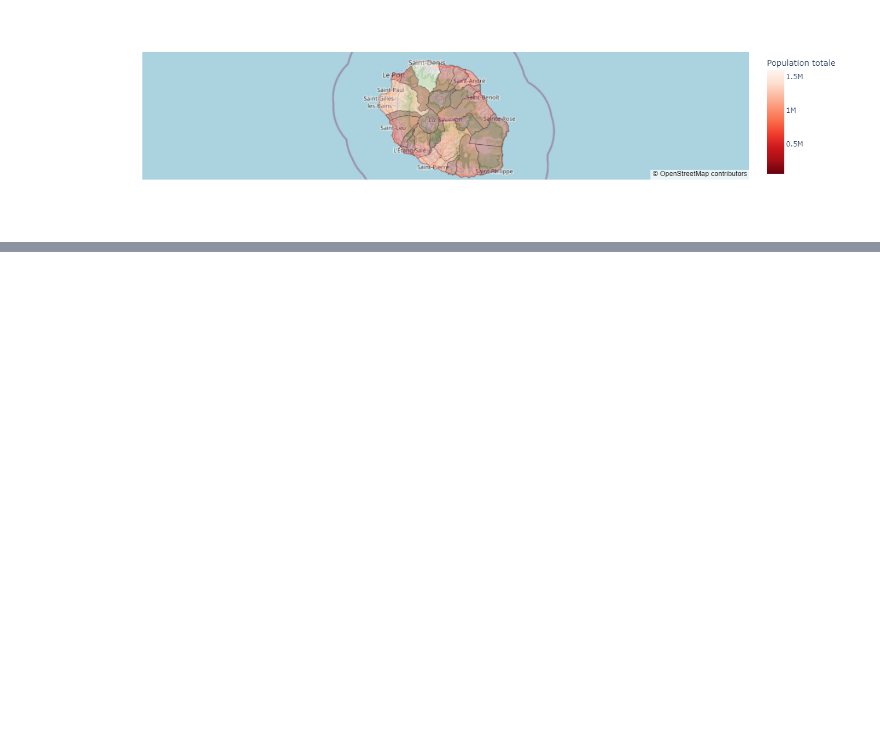
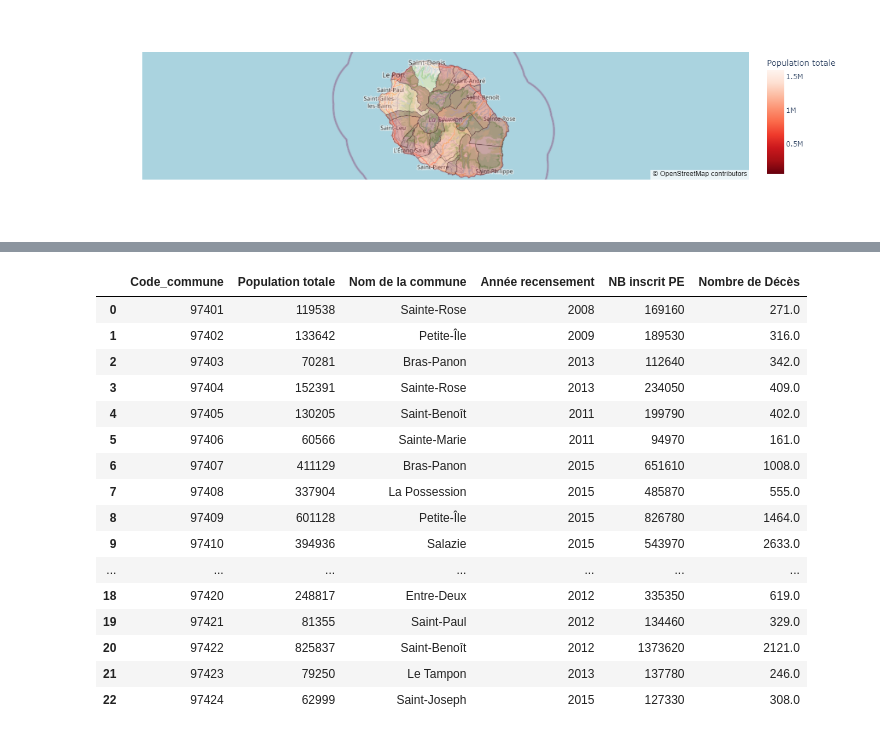
Before and after one commit to gabs974/datavizreunion, a Jupyter notebook: dataviz_evolution_pop_974.ipynb, the cells around one changed output, grey strips where cells are left out. Drawn from its saved outputs; the diff is of its cells as text; code cells hidden in the pictures; blank space fills up the shorter version.

```diff
--- a/dataviz_evolution_pop_974.ipynb
+++ b/dataviz_evolution_pop_974.ipynb
@@ -162,0 +149,7 @@ Type:      function
+# %%
+# population des départements
+df3 = (demandeur.groupby("Code_commune_INSEE", as_index=False)["NB inscrit PE"]
+      .sum()
+     )
+df3 = df3.rename(columns={'Code_commune_INSEE': 'Code_commune'})
+df3.head()
@@ -162,0 +163,3 @@ Type:      function
+# %%
+df4 = pd.merge(df, df3)
+df4
@@ -162,0 +184,8 @@ Type:      function
+# %%
+# dataset
+personne_decede = (pd.read_csv("C:/Users/gael.lisador/Desktop/Hackathon/datavizreunion/liste-des-personnes-decedees-en-france-collectees-depuis-1970.csv",sep=",", na_values="-")
+                   .loc[lambda df_: df_["Code Source Commune Décès"].str.startswith("97", na=False)]
+         )
+
+
+personne_decede
@@ -162,0 +212,9 @@ Type:      function
+# %%
+# population des départements
+import datetime as dt
+df5 = (personne_decede.groupby("Code Source Commune Décès", as_index=False)["nb"]
+      .sum()
+     )
+df5 = df5.rename(columns={'Code Source Commune Décès': 'Code_commune','nb': 'Nombre de Décès'})
+
+df5
@@ -162,0 +235,22 @@ Type:      function
+# %%
+df5["Code_commune"] = df5["Code_commune"].astype(int)
+df6 = pd.merge(df4, df5)
+df6
+# %% [output]
+|  | Code_commune | Population totale | Nom de la commune | Année recensement | NB inscrit PE | Nombre de Décès |
+| 0 | 97401 | 119538 | Sainte-Rose | 2008 | 169160 | 271.0 |
+| 1 | 97402 | 133642 | Petite-Île | 2009 | 189530 | 316.0 |
+| 2 | 97403 | 70281 | Bras-Panon | 2013 | 112640 | 342.0 |
+| 3 | 97404 | 152391 | Sainte-Rose | 2013 | 234050 | 409.0 |
+| 4 | 97405 | 130205 | Saint-Benoît | 2011 | 199790 | 402.0 |
+| 5 | 97406 | 60566 | Sainte-Marie | 2011 | 94970 | 161.0 |
+| 6 | 97407 | 411129 | Bras-Panon | 2015 | 651610 | 1008.0 |
+| 7 | 97408 | 337904 | La Possession | 2015 | 485870 | 555.0 |
+| 8 | 97409 | 601128 | Petite-Île | 2015 | 826780 | 1464.0 |
+| 9 | 97410 | 394936 | Salazie | 2015 | 543970 | 2633.0 |
+| ... | ... | ... | ... | ... | ... | ... |
+| 18 | 97420 | 248817 | Entre-Deux | 2012 | 335350 | 619.0 |
+| 19 | 97421 | 81355 | Saint-Paul | 2012 | 134460 | 329.0 |
+| 20 | 97422 | 825837 | Saint-Benoît | 2012 | 1373620 | 2121.0 |
+| 21 | 97423 | 79250 | Le Tampon | 2013 | 137780 | 246.0 |
+| 22 | 97424 | 62999 | Saint-Joseph | 2015 | 127330 | 308.0 |
```
Also changed, not shown: parts of 12 cells of this notebook, 3 other files.
